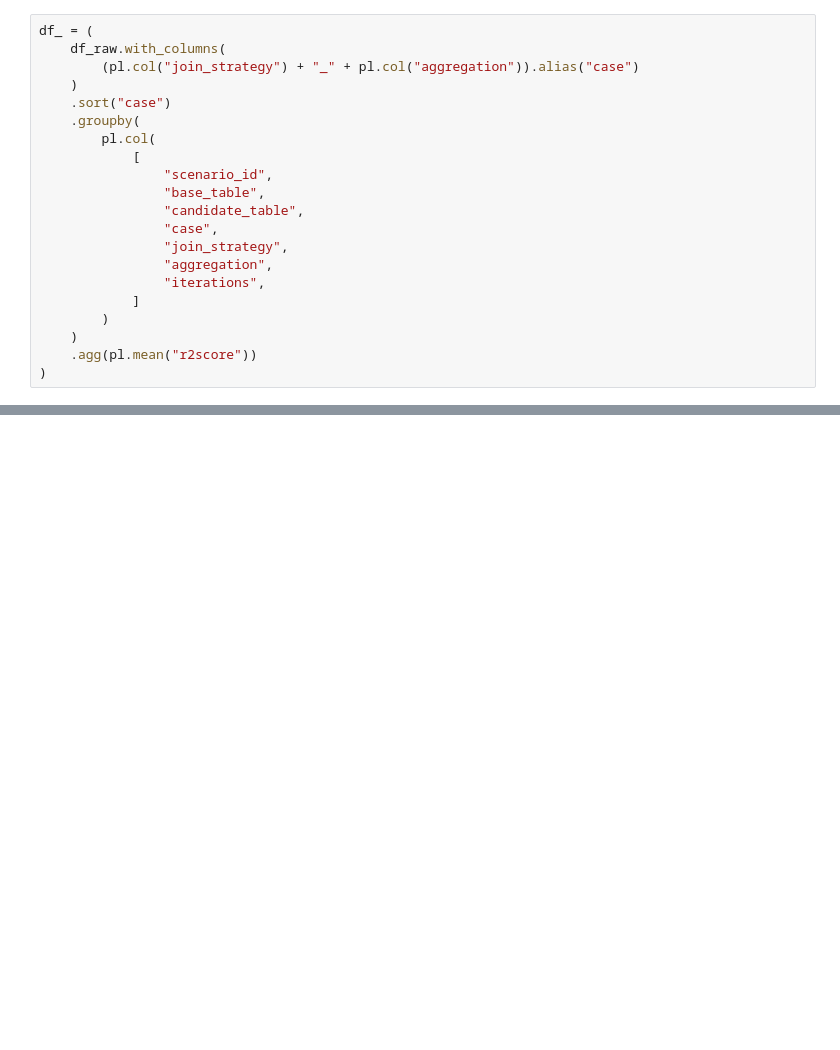
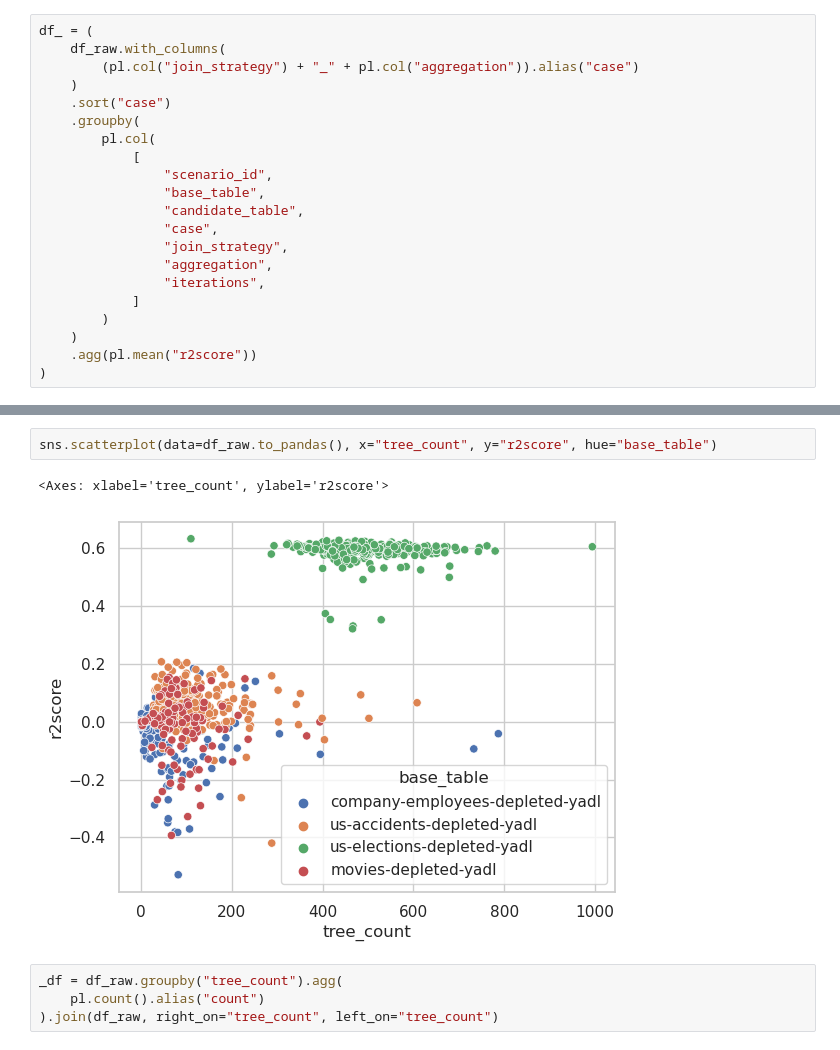
Before and after one commit to rcap107/retrieve-merge-predict, a Jupyter notebook: notebooks/Study candidate runs.ipynb, the cells around one changed output, grey strips where cells are left out. Saved outputs shown, nothing was run; the diff lists cells and outputs as text; blank space fills up the shorter version.

```diff
--- a/notebooks/Study candidate runs.ipynb
+++ b/notebooks/Study candidate runs.ipynb
@@ -206,0 +306,9 @@ g = sns.catplot(
+# %%
+sns.scatterplot(data=df_raw.to_pandas(), x="tree_count", y="r2score", hue="base_table")
+# %% [output]
+<Axes: xlabel='tree_count', ylabel='r2score'>
+[figure, added]
+# %%
+_df = df_raw.groupby("tree_count").agg(
+    pl.count().alias("count")
+).join(df_raw, right_on="tree_count", left_on="tree_count")
```
Also changed, not shown: parts of 18 cells of this notebook.
